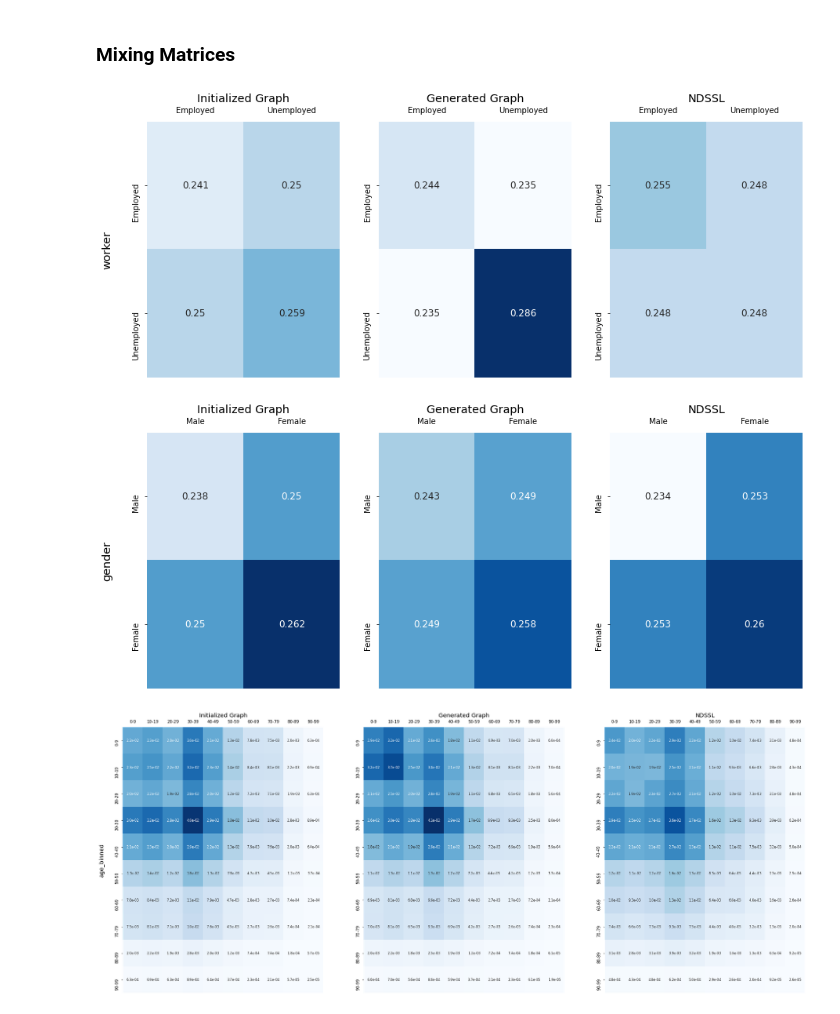
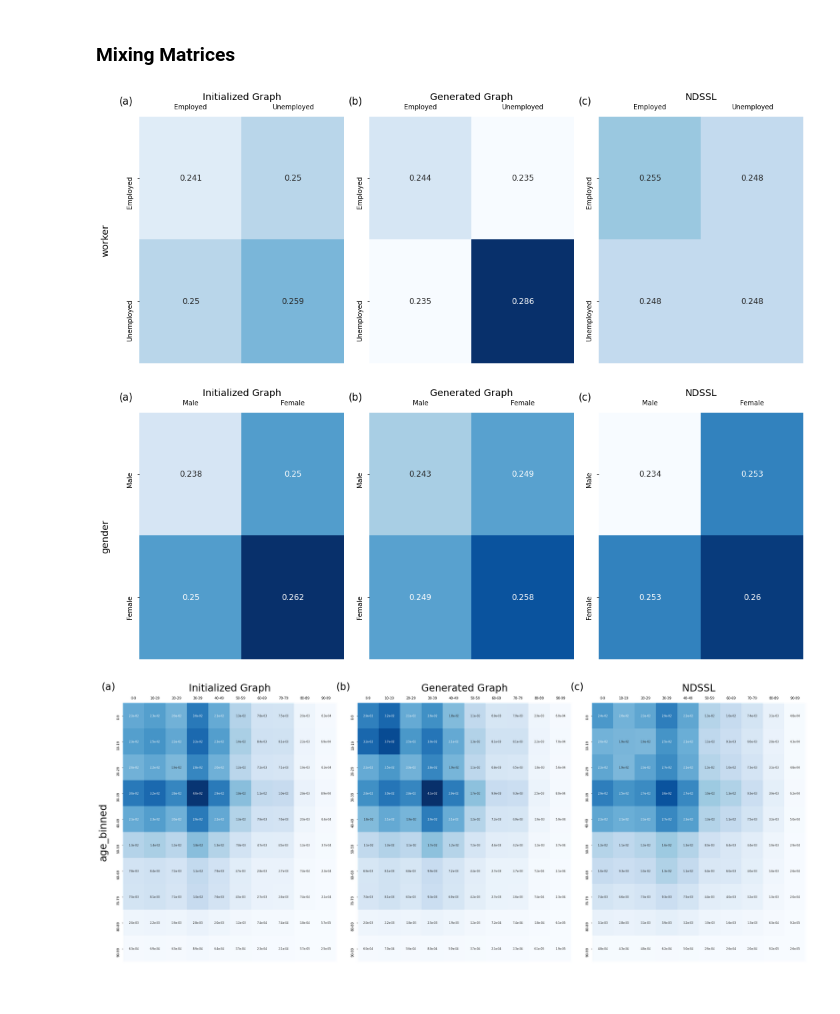
Before and after one commit to RANDCorporation/dgmnet, a Jupyter notebook: Generated Graph Analysis Notebook.ipynb, the cells around one changed output. Cells and saved outputs as stored; diff of their text form; code cells hidden in the pictures.

```diff
--- a/Generated Graph Analysis Notebook.ipynb
+++ b/Generated Graph Analysis Notebook.ipynb
@@ -447,6 +451,10 @@ column_labels = {
 attribute = 'worker'
 
 fig, axarr = plt.subplots(1, 3, figsize=(15, 6))
+
+axarr[0].text(-0.1, 1.05, '(a)', transform=axarr[0].transAxes, size=15)
+axarr[1].text(-0.1, 1.05, '(b)', transform=axarr[1].transAxes, size=15)
+axarr[2].text(-0.1, 1.05, '(c)', transform=axarr[2].transAxes, size=15)
 
 # data
 xinit = pd.DataFrame(nx.attribute_mixing_matrix(Ginitial_list[-1], attribute), )
@@ -464,38 +472,43 @@ xndssl.index = xndssl.columns
 vmin = np.minimum(np.minimum(np.min(xinit.to_numpy()), np.min(xfinal.to_numpy())), np.min(xndssl.to_numpy()))
 vmax = np.maximum(np.maximum(np.max(xinit.to_numpy()), np.max(xfinal.to_numpy())), np.max(xndssl.to_numpy()))
 
 # plot
 ax = axarr[0]
 sns.heatmap(xinit, annot=True, cmap='Blues', fmt='.3g', cbar=False, ax=ax, vmin=vmin, vmax=vmax)
 ax.tick_params(axis='both', which='major', labelsize=10, labelbottom = False, bottom=False, top = False, labeltop=True)
 
 ax = axarr[1]
 sns.heatmap(xfinal, annot=True, cmap='Blues', fmt='.3g', cbar=False, ax=ax, vmin=vmin, vmax=vmax)
 ax.tick_params(axis='both', which='major', labelsize=10, labelbottom = False, bottom=False, top = False, labeltop=True)
 
 ax = axarr[2]
 sns.heatmap(xndssl, annot=True, cmap='Blues', fmt='.3g', cbar=False, ax=ax, vmin=vmin, vmax=vmax)
 ax.tick_params(axis='both', which='major', labelsize=10, labelbottom = False, bottom=False, top = False, labeltop=True)
 
 # label the rows/columns
 cols = ['Initialized Graph', 'Generated Graph', 'NDSSL']
 rows = attribute
 #for ax, col in zip(axarr[0], cols):
 #    ax.set_title(col, size='large', pad=25)
 #for ax, row in zip(axarr[:,0], rows):
 #    ax.set_ylabel(row, rotation=90, size='large', labelpad=25)
 for ax, col in zip(axarr, cols):
     ax.set_title(col, size='large', pad=25)
 axarr[0].set_ylabel(attribute, rotation=90, size='large', labelpad=25)
 
+fig.tight_layout()
 plt.savefig('figures/worker_mixing_matrix.pdf')
 plt.show()
 # %% [output]
-[figure, old version]
+[figure, new version]
 # %%
 attribute = 'gender'
 
 fig, axarr = plt.subplots(1, 3, figsize=(15, 6))
+
+axarr[0].text(-0.1, 1.05, '(a)', transform=axarr[0].transAxes, size=15)
+axarr[1].text(-0.1, 1.05, '(b)', transform=axarr[1].transAxes, size=15)
+axarr[2].text(-0.1, 1.05, '(c)', transform=axarr[2].transAxes, size=15)
 
 # data
 xinit = pd.DataFrame(nx.attribute_mixing_matrix(Ginitial_list[-1], attribute), )
@@ -537,14 +550,19 @@ for ax, col in zip(axarr, cols):
     ax.set_title(col, size='large', pad=25)
 axarr[0].set_ylabel(attribute, rotation=90, size='large', labelpad=25)
 
+fig.tight_layout()
 plt.savefig('figures/gender_mixing_matrix.pdf')
 plt.show()
 # %% [output]
-[figure, old version]
+[figure, new version]
 # %%
 attribute = 'age_binned'
 
 fig, axarr = plt.subplots(1, 3, figsize=(30, 12))
+
+axarr[0].text(-0.1, 1.05, '(a)', transform=axarr[0].transAxes, size=30)
+axarr[1].text(-0.1, 1.05, '(b)', transform=axarr[1].transAxes, size=30)
+axarr[2].text(-0.1, 1.05, '(c)', transform=axarr[2].transAxes, size=30)
 
 # data
 xinit = pd.DataFrame(nx.attribute_mixing_matrix(Ginitial_list[-1], attribute), )
@@ -583,13 +601,14 @@ rows = attribute
 #for ax, row in zip(axarr[:,0], rows):
 #    ax.set_ylabel(row, rotation=90, size='large', labelpad=25)
 for ax, col in zip(axarr, cols):
-    ax.set_title(col, size='large', pad=25)
-axarr[0].set_ylabel(attribute, rotation=90, size='large', labelpad=25)
+    ax.set_title(col, size=30, pad=35)
+axarr[0].set_ylabel(attribute, rotation=90, size=30, labelpad=25)
+
+fig.tight_layout()
 plt.savefig('figures/age_binned_mixing_matrix.pdf')
-
 plt.show()
 # %% [output]
-[figure, old version]
+[figure, new version]
 # %%
 attribute = 'household_income'
 
```
Also changed, not shown: parts of 2 cells of this notebook, 5 other files.
